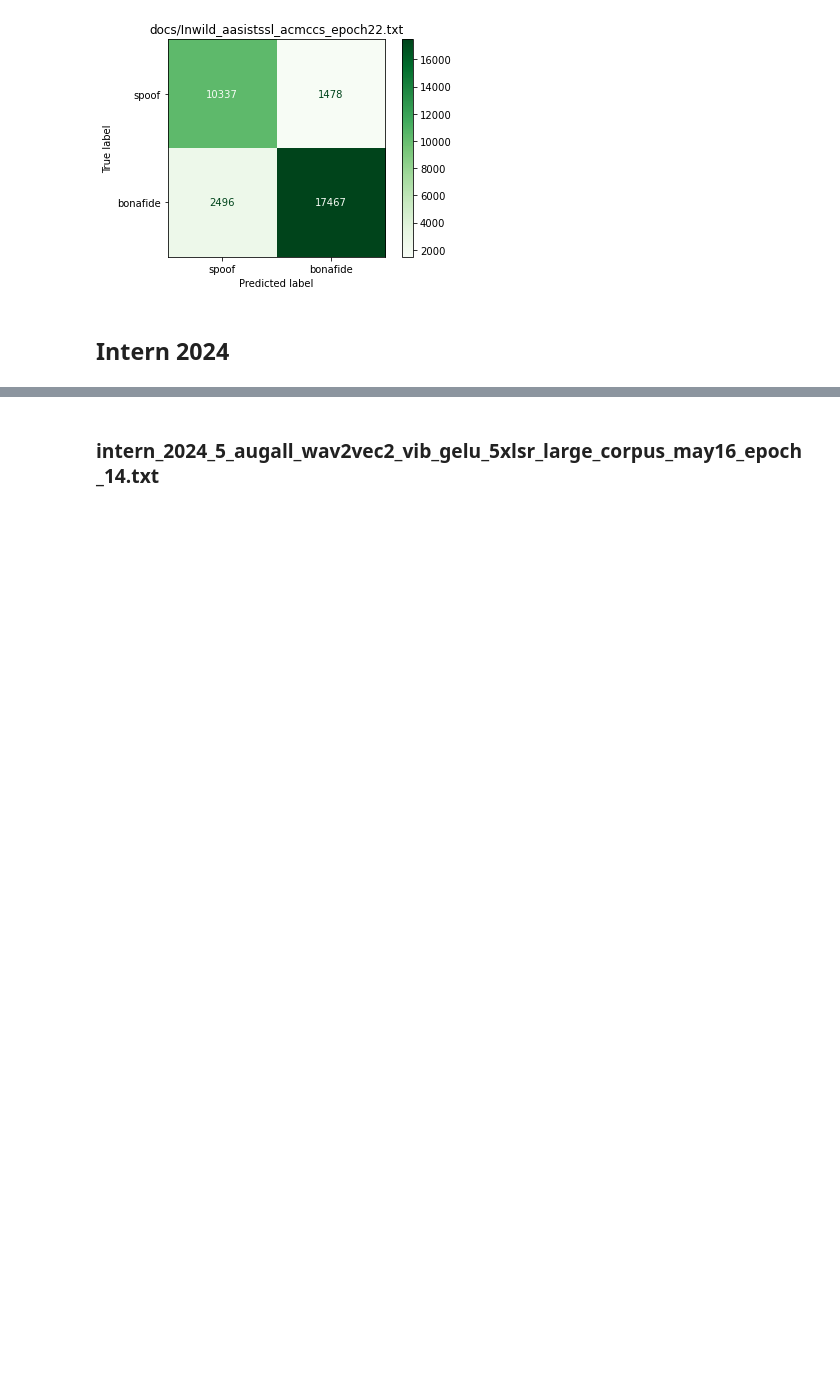
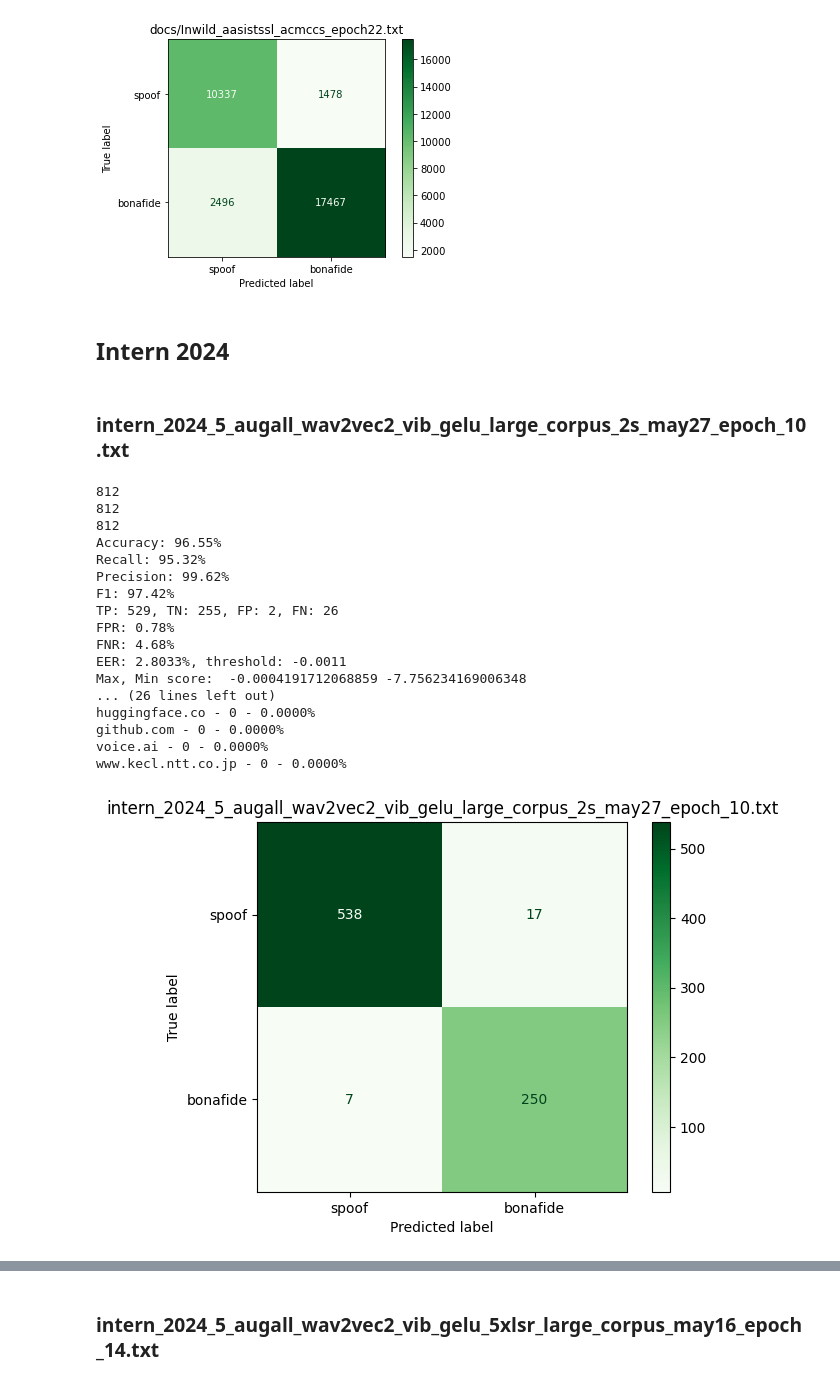
Before and after one commit to josebeo2016/vocodetect, a Jupyter notebook: Supcon-voco/res2.ipynb, the cells around one changed output, grey strips where cells are left out. Cells and saved outputs as stored; diff of their text form; code cells hidden in the pictures; blank space fills up the shorter version.

Commit message:
eval trim_length

```diff
--- a/Supcon-voco/res2.ipynb
+++ b/Supcon-voco/res2.ipynb
@@ -971,3 +971,82 @@ intern24_df = intern24_df.astype(str)
 # print(intern24_df.head)
 intern24_df['source_group'] = intern24_df.apply(lambda x: x['Source link'].replace("//", "/").split("/")[1], axis=1)
 intern24_df['source_group'] = intern24_df['source_group'].apply(lambda x: 'www.youtube.com' if (x == 'youtu.be' or x == 'youtube.com') else x)
+# %% [markdown]
+### intern_2024_5_augall_wav2vec2_vib_gelu_large_corpus_2s_may27_epoch_10.txt
+# %%
+pred_df = pd.read_csv("docs/intern_2024_5_augall_wav2vec2_vib_gelu_large_corpus_2s_may27_epoch_10.txt", sep=" ", header=None)
+pred_df.columns = ["utt","spoof","score"]
+print(len(pred_df))
+pred_df = pred_df.drop_duplicates(subset=['utt'])
+print(len(pred_df))
+
+pred_df['utt'] = pred_df['utt'].apply(lambda x: x.split('/')[-1].split('.')[0])
+
+# if spoof < score, then bonafide, else spoof
+pred_df['pred'] = pred_df.apply(lambda x: 'bonafide' if x['spoof'] < x['score'] else 'spoof', axis=1)
+res_df = pd.merge(intern24_df, pred_df, on='utt')
+print(len(res_df))
+print("Accuracy: {:.2f}%\nRecall: {:.2f}%\nPrecision: {:.2f}%\nF1: {:.2f}%".format(
+            accuracy_score(res_df["label"], res_df["pred"])*100,
+            recall_score(res_df["label"], res_df["pred"], pos_label="spoof")*100,
+            precision_score(res_df["label"], res_df["pred"], pos_label="spoof")*100,
+            f1_score(res_df["label"], res_df["pred"], pos_label="spoof")*100))
+cm = confusion_matrix(res_df["label"], res_df["pred"], labels=["spoof","bonafide"])
+print("TP: {}, TN: {}, FP: {}, FN: {}".format(cm[0][0], cm[1][1], cm[1][0], cm[0][1]))
+print("FPR: {:.2f}%".format(cm[1][0]/(cm[1][0]+cm[1][1])*100))
+print("FNR: {:.2f}%".format(cm[0][1]/(cm[0][1]+cm[0][0])*100))
+
+# merge eval_df and pred_df on utt
+
+# res_df = res_df[res_df['group'] == 'intern_2024']
+# res_df['source_group'] = res_df.apply(lambda x: x['Source link'].replace("//", "/").split("/")[1], axis=1)
+# OR compute EER by finding smallest threshold
+spoof_scores = res_df[res_df['label'] == 'spoof']['score']
+bonafide_scores = res_df[res_df['label'] == 'bonafide']['score']
+eer, threshold = compute_eer(bonafide_scores, spoof_scores)
+print("EER: {:.4f}%, threshold: {:.4f}".format(eer*100, threshold))
+res_df['pred'] = res_df['score'].apply(lambda x: 'spoof' if x < threshold else 'bonafide')
+print("Max, Min score: ", res_df['score'].max(), res_df['score'].min())
+
+
+filter = 'source_group'
+print("False Positive")
+groups = res_df[filter].unique()
+for group in groups:
+    num_misclass = res_df[(res_df['label'] == 'spoof') & (res_df['pred']=='bonafide') & (res_df[filter]==group)].shape[0]
+    num_total = res_df[res_df[filter]==group].shape[0]
+    print("{} - {} - {:.4f}%".format(group, num_misclass, num_misclass/num_total*100))
+
+print("False negative")
+for group in groups:
+    num_misclass = res_df[(res_df['label'] == 'bonafide') & (res_df['pred']=='spoof') & (res_df[filter]==group)].shape[0]
+    num_total = res_df[res_df[filter]==group].shape[0]
+    print("{} - {} - {:.4f}%".format(group, num_misclass, num_misclass/num_total*100))
+
+
+# confusion matrix
+cm = confusion_matrix(res_df["label"], res_df["pred"], labels=["spoof","bonafide"])
+disp = ConfusionMatrixDisplay(confusion_matrix=cm, display_labels=["spoof","bonafide"])
+disp.plot(cmap='Greens', values_format='g')
+plt.title("intern_2024_5_augall_wav2vec2_vib_gelu_large_corpus_2s_may27_epoch_10.txt")
+# plt.savefig("figs/ori_assl_cm.png", dpi=300)
+plt.show()
+# %% [output]
+812
+812
+812
+Accuracy: 96.55%
+Recall: 95.32%
+Precision: 99.62%
+F1: 97.42%
+TP: 529, TN: 255, FP: 2, FN: 26
+FPR: 0.78%
+FNR: 4.68%
+EER: 2.8033%, threshold: -0.0011
+Max, Min score:  -0.0004191712068859 -7.756234169006348
+... (26 lines left out)
+huggingface.co - 0 - 0.0000%
+github.com - 0 - 0.0000%
+voice.ai - 0 - 0.0000%
+www.kecl.ntt.co.jp - 0 - 0.0000%
+[figure, added]
```
Also changed, not shown: parts of 2 cells of this notebook, 1 other file.
